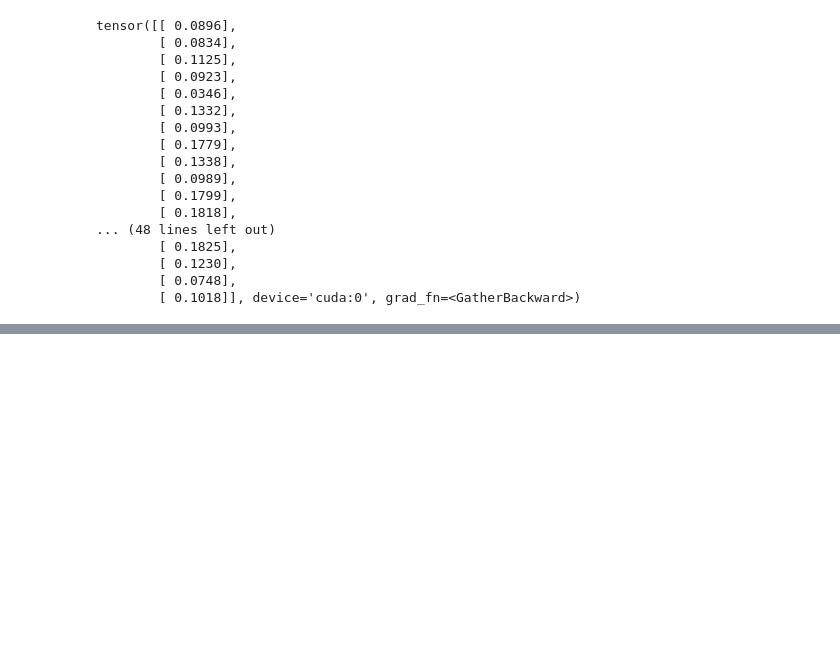
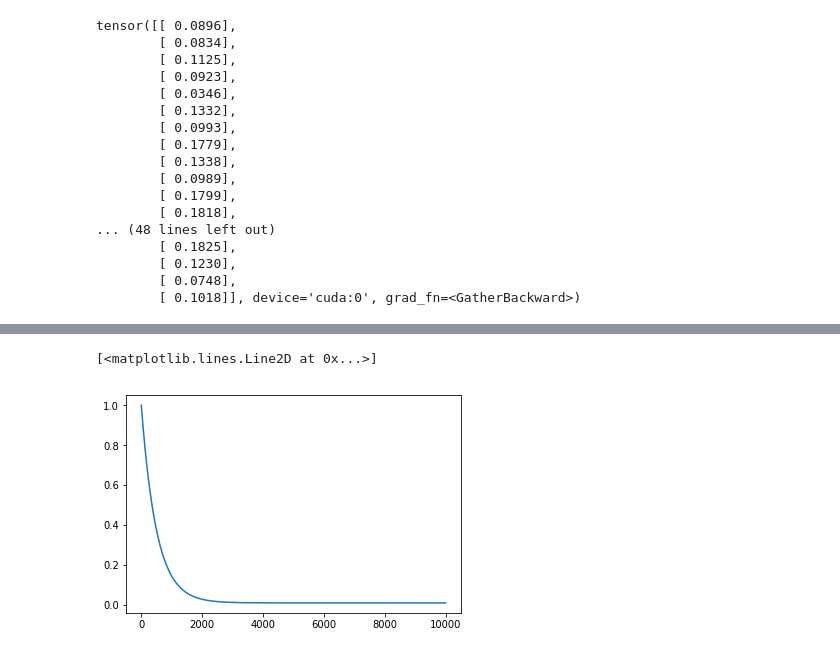
Before and after one commit to whiterabbitobj/Udacity-DeepRL, a Jupyter notebook: p1_navigation/DQN_testing.ipynb, the cells around one changed output, grey strips where cells are left out. Saved outputs shown, nothing was run; the diff lists cells and outputs as text; code cells hidden in the pictures; blank space fills up the shorter version.

```diff
--- a/p1_navigation/DQN_testing.ipynb
+++ b/p1_navigation/DQN_testing.ipynb
@@ -226,0 +268,11 @@ unity_env.close()
+# %%
+epsilon_start = 1.0
+epsilon_final = 0.01
+epsilon_decay = 500
+
+epsilon_by_frame = lambda frame_idx: epsilon_final + (epsilon_start - epsilon_final) * math.exp(-1. * frame_idx / epsilon_decay)
+# %%
+plt.plot([epsilon_by_frame(i) for i in range(10000)])
+# %% [output]
+[<matplotlib.lines.Line2D at 0x...>]
+[figure, added]
```
Also changed, not shown: parts of 9 cells of this notebook, 12 other files.
